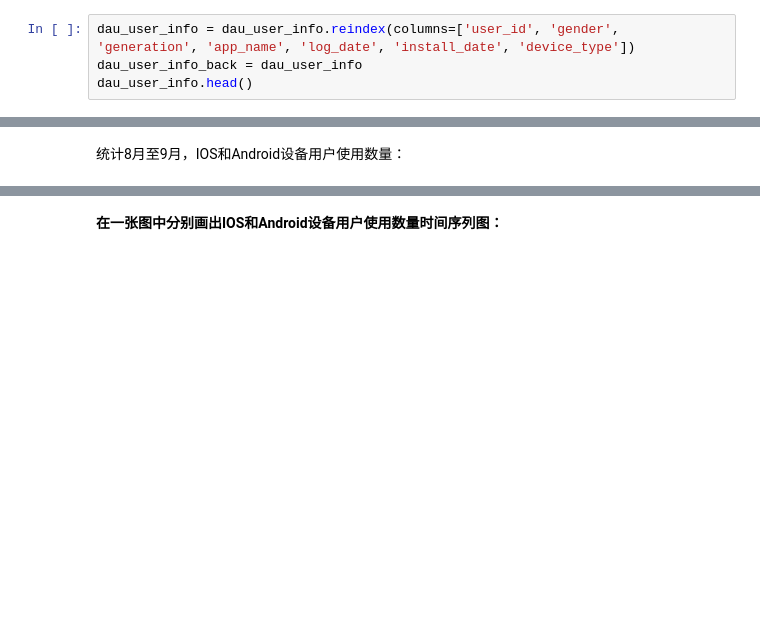
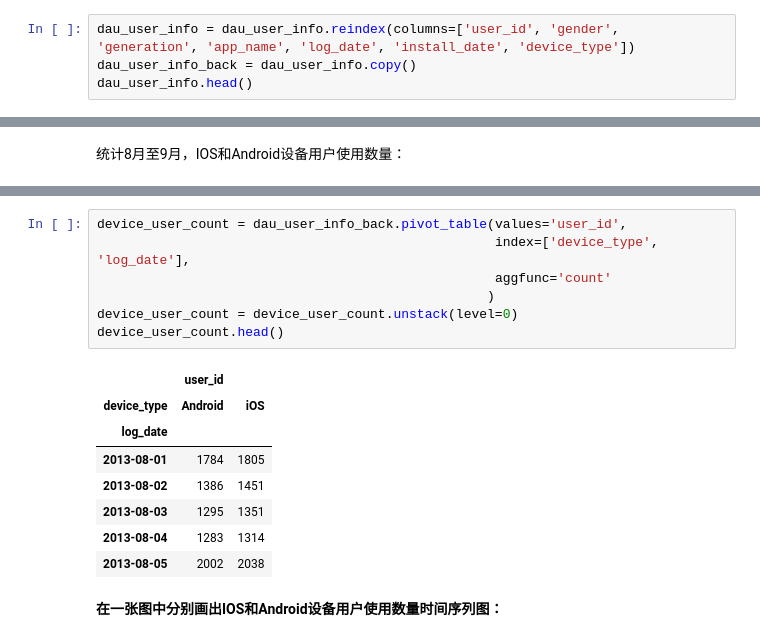
Before and after one commit to StrivePy/Data-Analysis, a Jupyter notebook: Data analysis practice/2 什么样的顾客会选择离开.ipynb, the cells around one changed output, grey strips where cells are left out. Drawn from its saved outputs; the diff is of its cells as text; blank space fills up the shorter version.

```diff
--- a/Data analysis practice/2 什么样的顾客会选择离开.ipynb
+++ b/Data analysis practice/2 什么样的顾客会选择离开.ipynb
@@ -86,7 +86,7 @@ dau_user_info.head()
 将列重新排序，方便查看：
 # %%
 dau_user_info = dau_user_info.reindex(columns=['user_id', 'gender', 'generation', 'app_name', 'log_date', 'install_date', 'device_type'])
-dau_user_info_back = dau_user_info
+dau_user_info_back = dau_user_info.copy()
 dau_user_info.head()
 # %% [output]
 |  | user_id | gender | generation | app_name | log_date | install_date | device_type |
@@ -224,3 +218,19 @@ device_user_count.head()
+# %%
+device_user_count = dau_user_info_back.pivot_table(values='user_id',
+                                                   index=['device_type', 'log_date'],
+                                                   aggfunc='count'
+                                                  )
+device_user_count = device_user_count.unstack(level=0)
+device_user_count.head()
+# %% [output]
+|  | user_id |  |
+| device_type | Android | iOS |
+| log_date |  |  |
+| 2013-08-01 | 1784 | 1805 |
+| 2013-08-02 | 1386 | 1451 |
+| 2013-08-03 | 1295 | 1351 |
+| 2013-08-04 | 1283 | 1314 |
+| 2013-08-05 | 2002 | 2038 |
 # %% [markdown]
 **在一张图中分别画出IOS和Android设备用户使用数量时间序列图：**
 # %%
```
Also changed, not shown: parts of 5 cells of this notebook.
